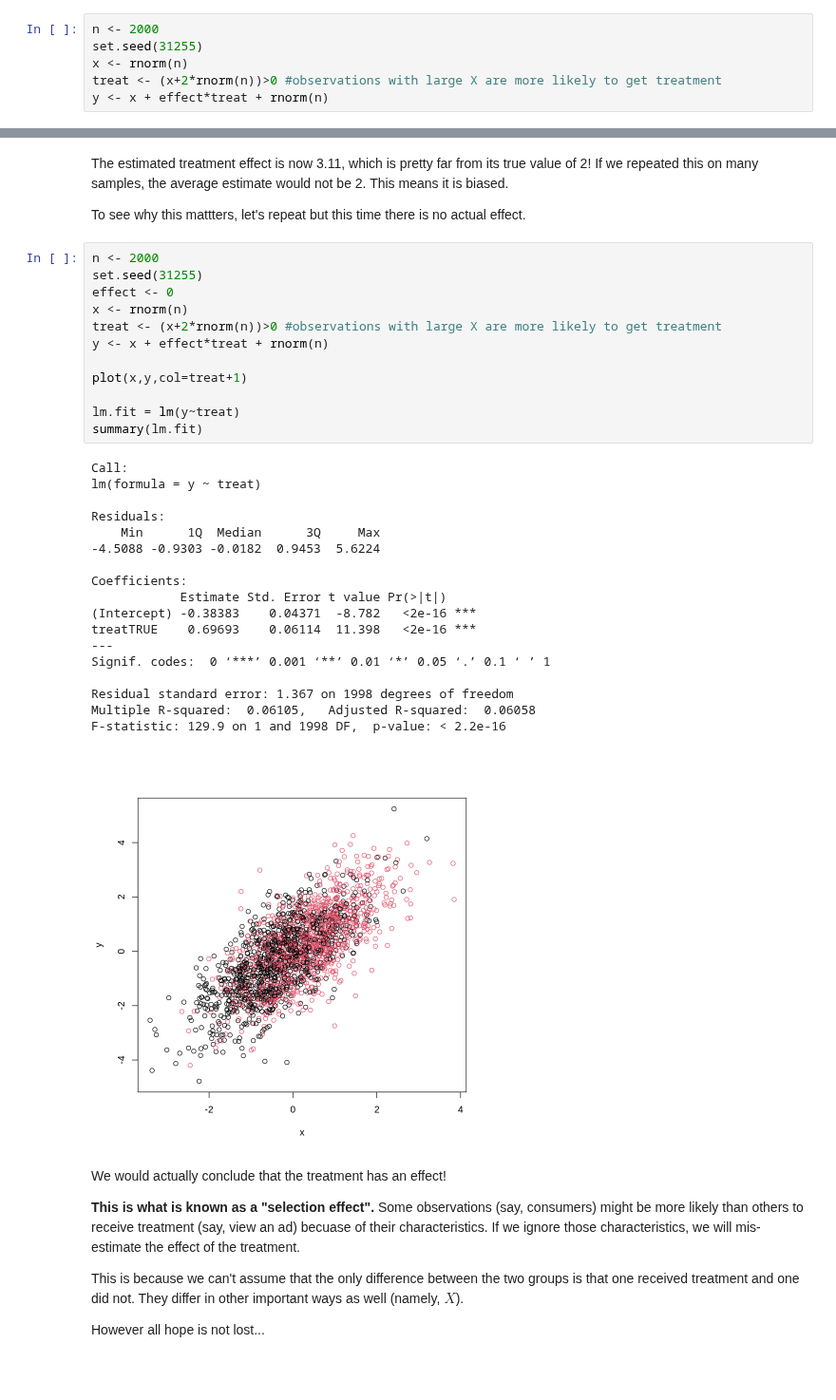
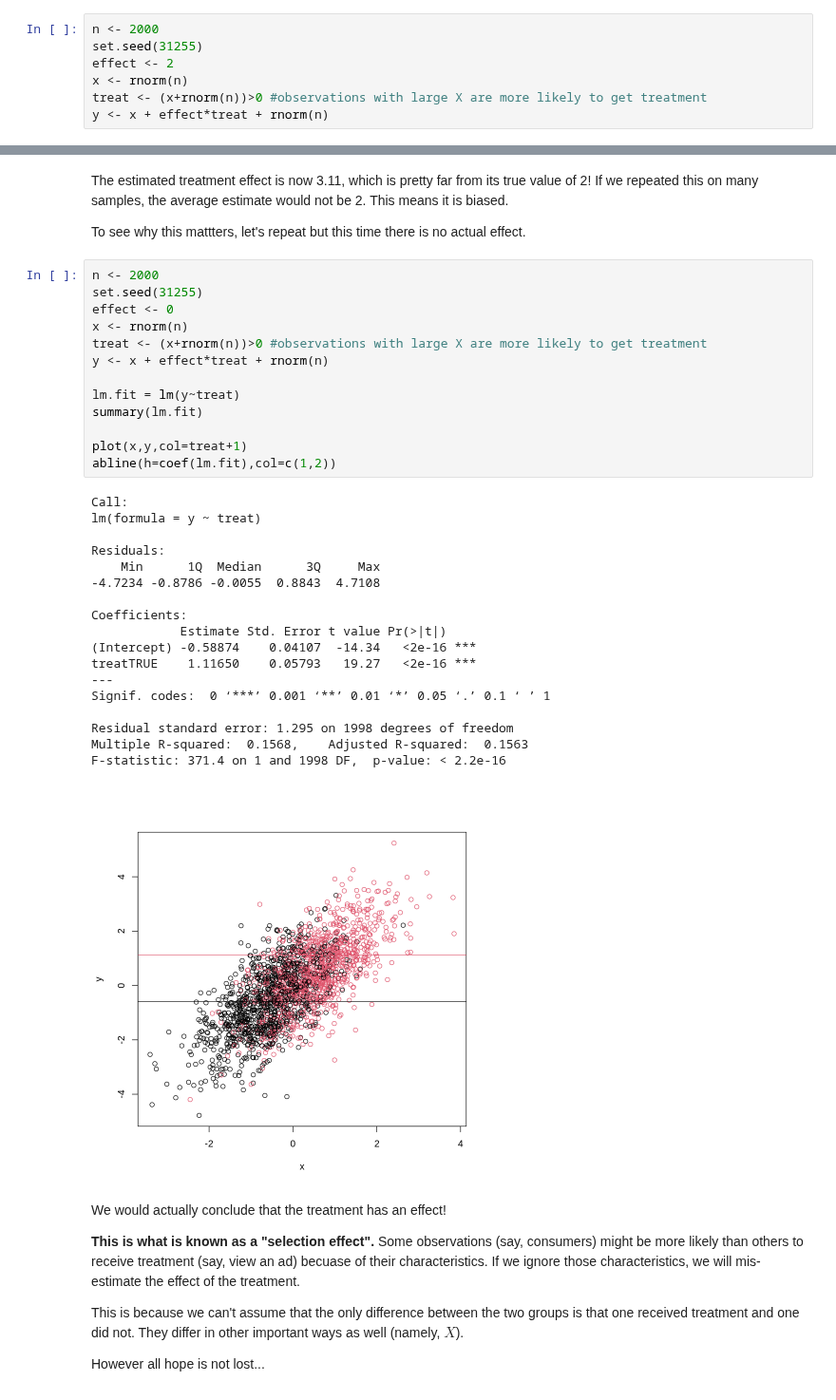
Before and after one commit to ummd/ummd.github.io, a Jupyter notebook: Teaching/Lecture15.ipynb, the cells around one changed output, grey strips where cells are left out. Shown at 95% size. Drawn from its saved outputs; the diff is of its cells as text.

```diff
--- a/Teaching/Lecture15.ipynb
+++ b/Teaching/Lecture15.ipynb
@@ -124,8 +124,9 @@ What if treatment is not assigned independently to each observation? (the treatm
 # %%
 n <- 2000
 set.seed(31255)
+effect <- 2
 x <- rnorm(n)
-treat <- (x+2*rnorm(n))>0 #observations with large X are more likely to get treatment
+treat <- (x+rnorm(n))>0 #observations with large X are more likely to get treatment
 y <- x + effect*treat + rnorm(n)
 # %%
 plot(x,y,col=treat+1)
@@ -161,34 +162,35 @@ To see why this mattters, let's repeat but this time there is no actual effect.
 # %%
 n <- 2000
 set.seed(31255)
 effect <- 0
 x <- rnorm(n)
-treat <- (x+2*rnorm(n))>0 #observations with large X are more likely to get treatment
+treat <- (x+rnorm(n))>0 #observations with large X are more likely to get treatment
 y <- x + effect*treat + rnorm(n)
-
-plot(x,y,col=treat+1)
 
 lm.fit = lm(y~treat)
 summary(lm.fit)
+
+plot(x,y,col=treat+1)
+abline(h=coef(lm.fit),col=c(1,2))
 # %% [output]
 Call:
 lm(formula = y ~ treat)
 
 Residuals:
     Min      1Q  Median      3Q     Max
--4.5088 -0.9303 -0.0182  0.9453  5.6224
+-4.7234 -0.8786 -0.0055  0.8843  4.7108
 
 Coefficients:
             Estimate Std. Error t value Pr(>|t|)
-(Intercept) -0.38383    0.04371  -8.782   <2e-16 ***
-treatTRUE    0.69693    0.06114  11.398   <2e-16 ***
+(Intercept) -0.58874    0.04107  -14.34   <2e-16 ***
+treatTRUE    1.11650    0.05793   19.27   <2e-16 ***
 ---
 Signif. codes:  0 ‘***’ 0.001 ‘**’ 0.01 ‘*’ 0.05 ‘.’ 0.1 ‘ ’ 1
 
-Residual standard error: 1.367 on 1998 degrees of freedom
-Multiple R-squared:  0.06105,   Adjusted R-squared:  0.06058
-F-statistic: 129.9 on 1 and 1998 DF,  p-value: < 2.2e-16
+Residual standard error: 1.295 on 1998 degrees of freedom
+Multiple R-squared:  0.1568,    Adjusted R-squared:  0.1563
+F-statistic: 371.4 on 1 and 1998 DF,  p-value: < 2.2e-16
-[figure, old version]
+[figure, new version]
 # %% [markdown]
 We would actually conclude that the treatment has an effect!
 
```
Also changed, not shown: parts of 2 cells of this notebook.
